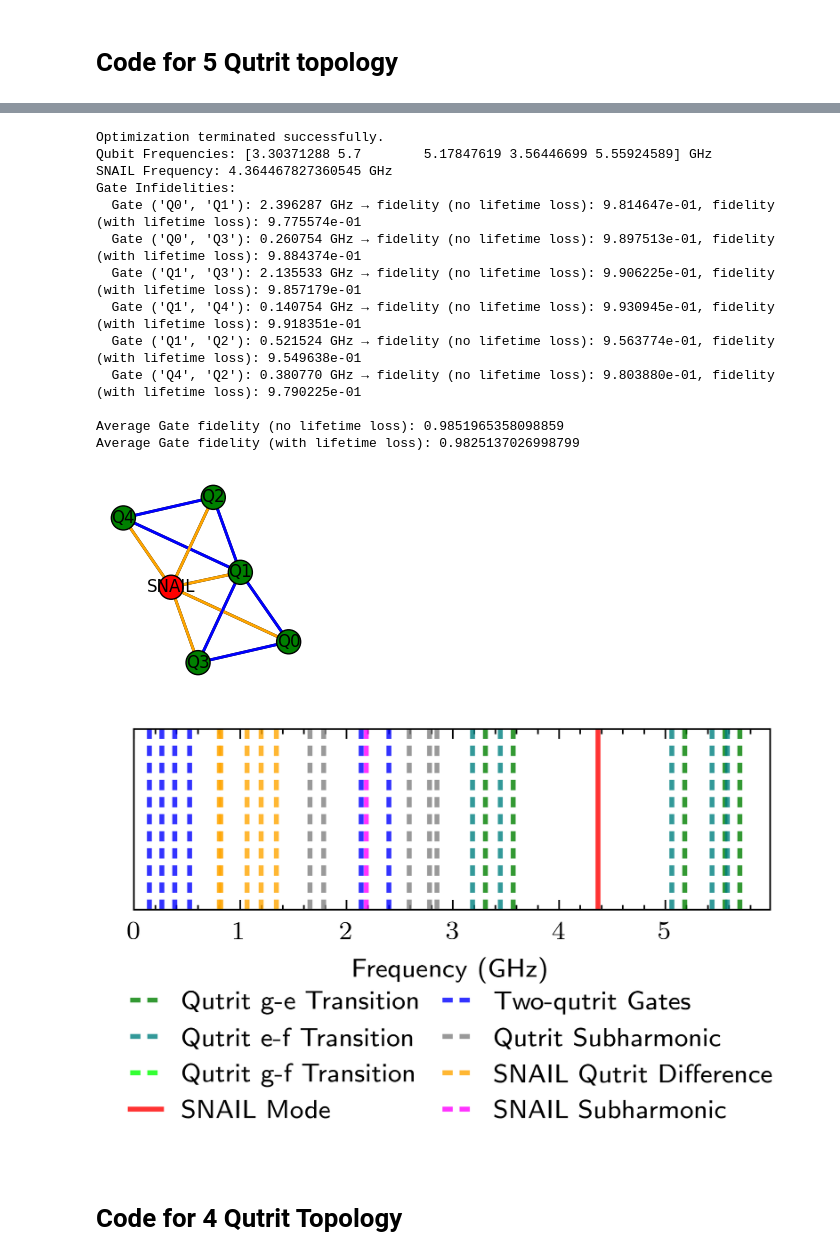
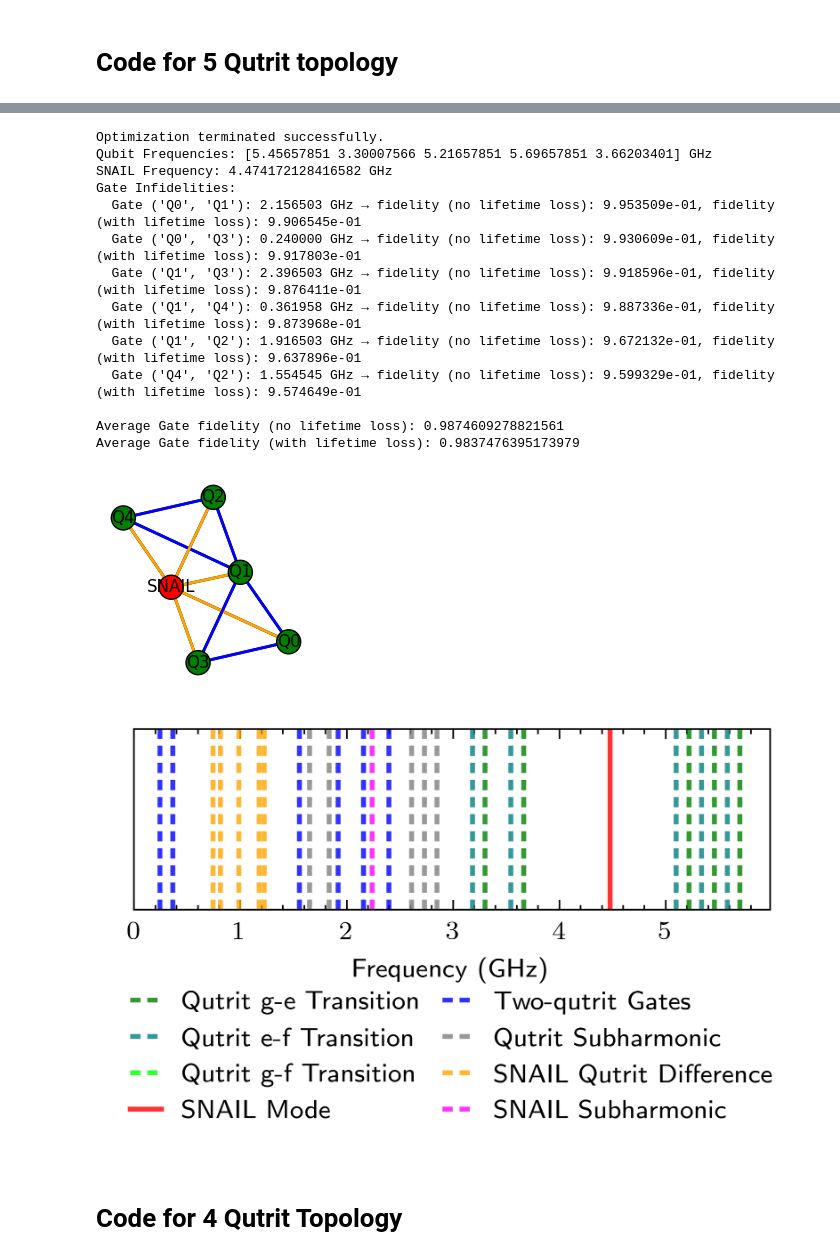
Before and after one commit to Wrn13/qutrit-crowding, a Jupyter notebook: src/notebooks/qutrit_freq_work.ipynb, the cells around one changed output, grey strips where cells are left out. Drawn from its saved outputs; the diff is of its cells as text; code cells hidden in the pictures.

```diff
--- a/src/notebooks/qutrit_freq_work.ipynb
+++ b/src/notebooks/qutrit_freq_work.ipynb
@@ -194,45 +194,45 @@ n_5_no_wrap_edge_list = [
     ("Q0", "Q3", "qutrit-qutrit", "blue"),
     ("Q1", "Q3", "qutrit-qutrit", "blue"),
     ("Q1", "Q4", "qutrit-qutrit", "blue"),
     ("Q1", "Q2", "qutrit-qutrit", "blue"),
     ("Q2", "Q4", "qutrit-qutrit", "blue"),
     ("Q0", "SNAIL", "snail-qutrit", "orange"),
     ("Q1", "SNAIL", "snail-qutrit", "orange"),
     ("Q2", "SNAIL", "snail-qutrit", "orange"),
     ("Q3", "SNAIL", "snail-qutrit", "orange"),
     ("Q4", "SNAIL", "snail-qutrit", "orange"),
 ]
 qmg_5_no_wrap = QutritModuleGraph(num_qutrits=5, edge_type="custom", edges=n_5_no_wrap_edge_list)
 
 optimizer = GateFidelityOptimizer(
     qmg_5_no_wrap,
     min_bare_space_ghz=0.12,
     lambdaq=0.08,
     eta=1.8,
     g3=60e6,
     qubit_bounds=(3.3, 5.7),
     snail_bounds=(4.2, 4.7),
     use_lifetime=True,
 )
 
-optimizer.optimize_frequencies(5000)
+optimizer.optimize_frequencies(7500)
 optimizer.report_results()
 # %% [output]
 Optimization terminated successfully.
-Qubit Frequencies: [3.30371288 5.7        5.17847619 3.56446699 5.55924589] GHz
-SNAIL Frequency: 4.364467827360545 GHz
+Qubit Frequencies: [5.45657851 3.30007566 5.21657851 5.69657851 3.66203401] GHz
+SNAIL Frequency: 4.474172128416582 GHz
 Gate Infidelities:
-  Gate ('Q0', 'Q1'): 2.396287 GHz → fidelity (no lifetime loss): 9.814647e-01, fidelity (with lifetime loss): 9.775574e-01
-  Gate ('Q0', 'Q3'): 0.260754 GHz → fidelity (no lifetime loss): 9.897513e-01, fidelity (with lifetime loss): 9.884374e-01
-  Gate ('Q1', 'Q3'): 2.135533 GHz → fidelity (no lifetime loss): 9.906225e-01, fidelity (with lifetime loss): 9.857179e-01
-  Gate ('Q1', 'Q4'): 0.140754 GHz → fidelity (no lifetime loss): 9.930945e-01, fidelity (with lifetime loss): 9.918351e-01
-  Gate ('Q1', 'Q2'): 0.521524 GHz → fidelity (no lifetime loss): 9.563774e-01, fidelity (with lifetime loss): 9.549638e-01
-  Gate ('Q4', 'Q2'): 0.380770 GHz → fidelity (no lifetime loss): 9.803880e-01, fidelity (with lifetime loss): 9.790225e-01
+  Gate ('Q0', 'Q1'): 2.156503 GHz → fidelity (no lifetime loss): 9.953509e-01, fidelity (with lifetime loss): 9.906545e-01
+  Gate ('Q0', 'Q3'): 0.240000 GHz → fidelity (no lifetime loss): 9.930609e-01, fidelity (with lifetime loss): 9.917803e-01
+  Gate ('Q1', 'Q3'): 2.396503 GHz → fidelity (no lifetime loss): 9.918596e-01, fidelity (with lifetime loss): 9.876411e-01
+  Gate ('Q1', 'Q4'): 0.361958 GHz → fidelity (no lifetime loss): 9.887336e-01, fidelity (with lifetime loss): 9.873968e-01
+  Gate ('Q1', 'Q2'): 1.916503 GHz → fidelity (no lifetime loss): 9.672132e-01, fidelity (with lifetime loss): 9.637896e-01
+  Gate ('Q4', 'Q2'): 1.554545 GHz → fidelity (no lifetime loss): 9.599329e-01, fidelity (with lifetime loss): 9.574649e-01
 
-Average Gate fidelity (no lifetime loss): 0.9851965358098859
-Average Gate fidelity (with lifetime loss): 0.9825137026998799
+Average Gate fidelity (no lifetime loss): 0.9874609278821561
+Average Gate fidelity (with lifetime loss): 0.9837476395173979
 [figure]
-[figure, old version]
+[figure, new version]
 # %% [markdown]
 # Code for 4 Qutrit Topology
 # %%
```
Also changed, not shown: parts of 9 cells of this notebook, 6 other files.
